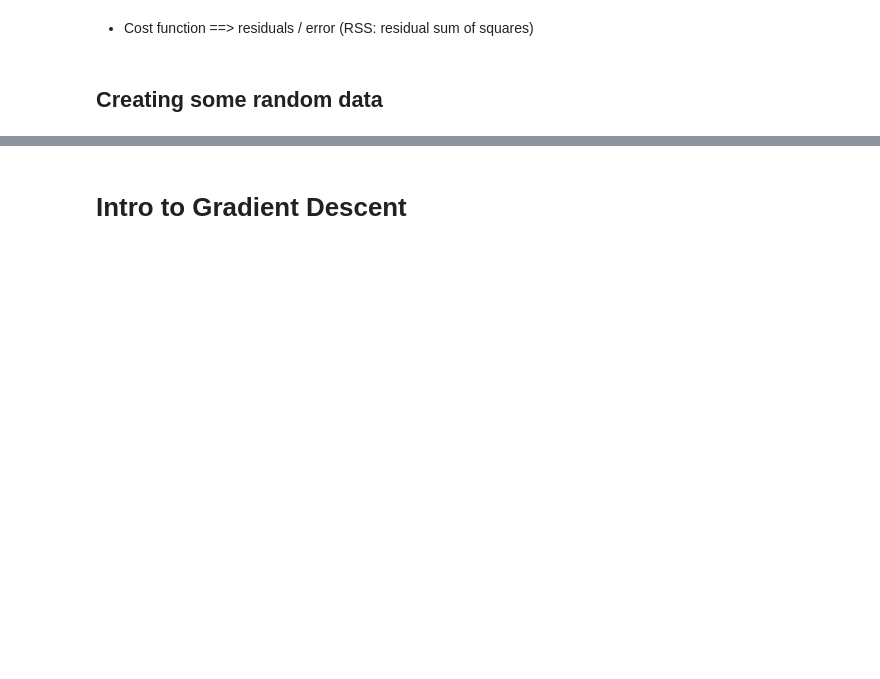
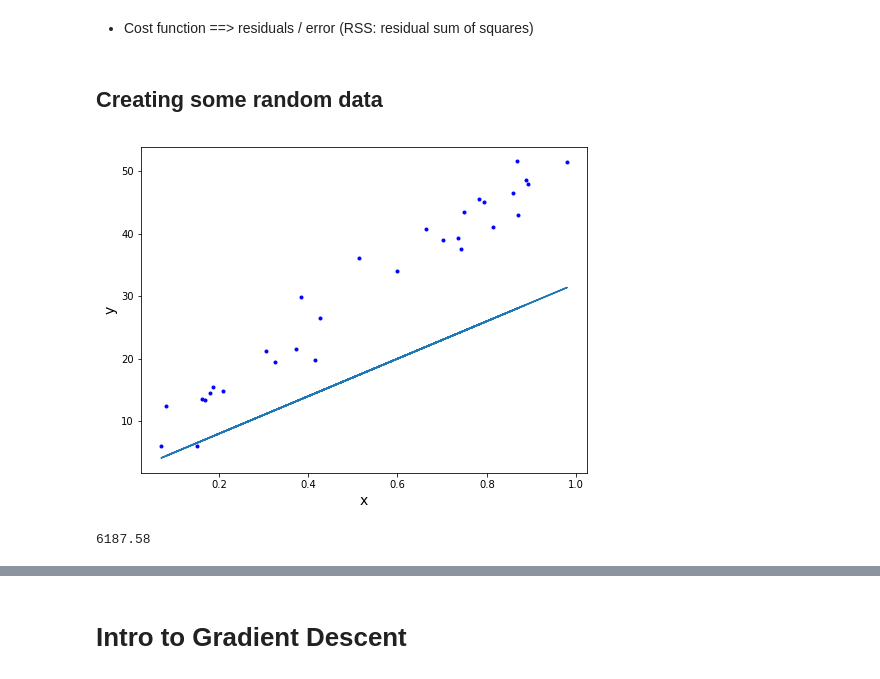
Before and after one commit to MrGeislinger/flatiron-school-data-science-curriculum-resources, a Jupyter notebook: Mathematics/Calculus/gradient_descent.ipynb, the cells around one changed output, grey strips where cells are left out. Cells and saved outputs as stored; diff of their text form; code cells hidden in the pictures; blank space fills up the shorter version.

Commit message:
Updated gradient descent image

```diff
--- a/Mathematics/Calculus/gradient_descent.ipynb
+++ b/Mathematics/Calculus/gradient_descent.ipynb
@@ -14,13 +14,19 @@ np.random.seed(27)
 x = np.random.rand(30,1).reshape(30)
 y_randterm = np.random.normal(0,3,30)
 y = 3 + 50 * x + y_randterm
+# %%
+# Plotting a guess of a regression line
+def regression_formula(x, b=2, a=30):
+    return b + a*x
 # %%
-# Plotting a guess of a regression line
-def regression_formula(x, b=2, a=50):
-    return b + a*x
-
 plt.figure(figsize=(8,6))
 plt.plot(x, y, '.b')
 plt.plot(x, regression_formula(x), '-')
 plt.xlabel("x", fontsize=14)
 plt.ylabel("y", fontsize=14);
+# %% [output]
+[figure, added]
+# %%
+residual_sum_squares(x,y,30,2)
+# %% [output]
+6187.58
```
Also changed, not shown: parts of 4 cells of this notebook, 1 other file.
